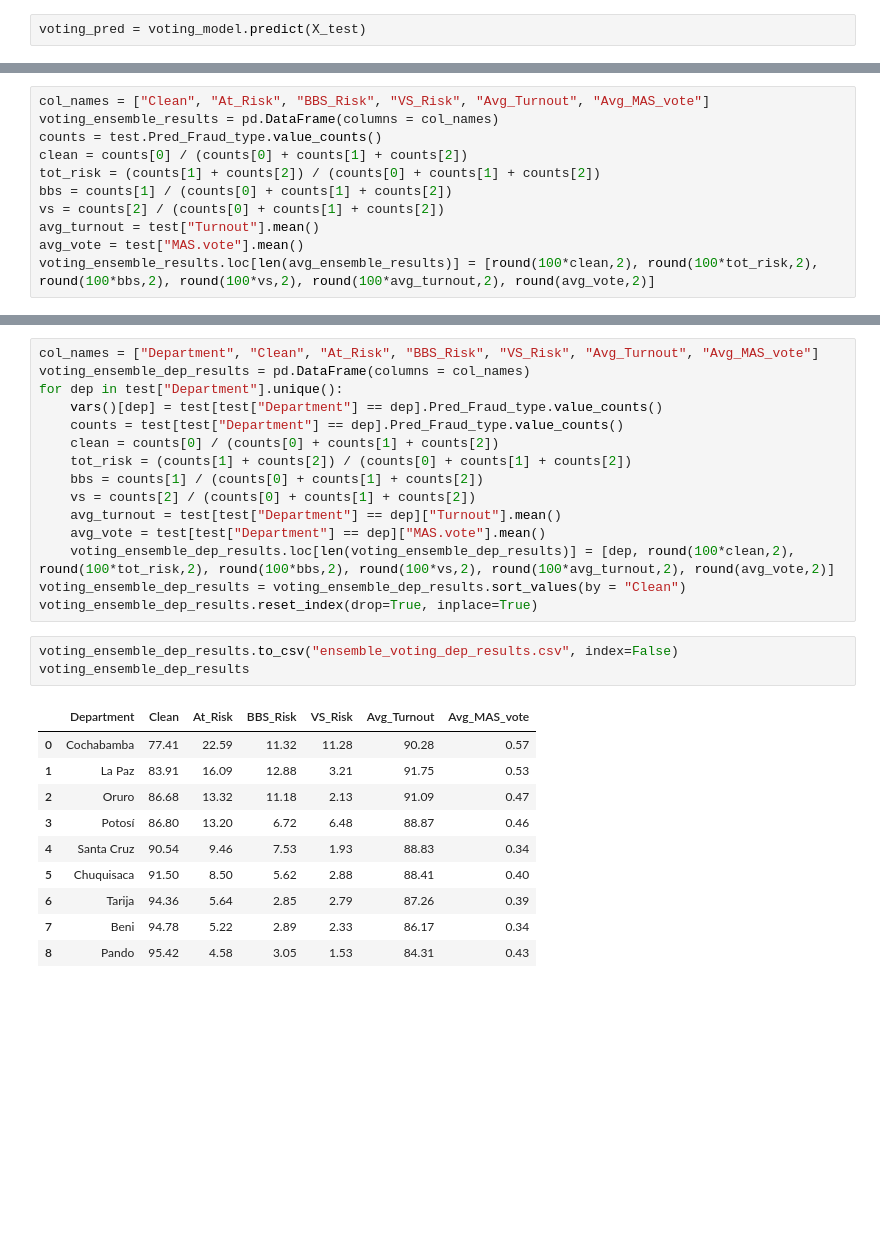
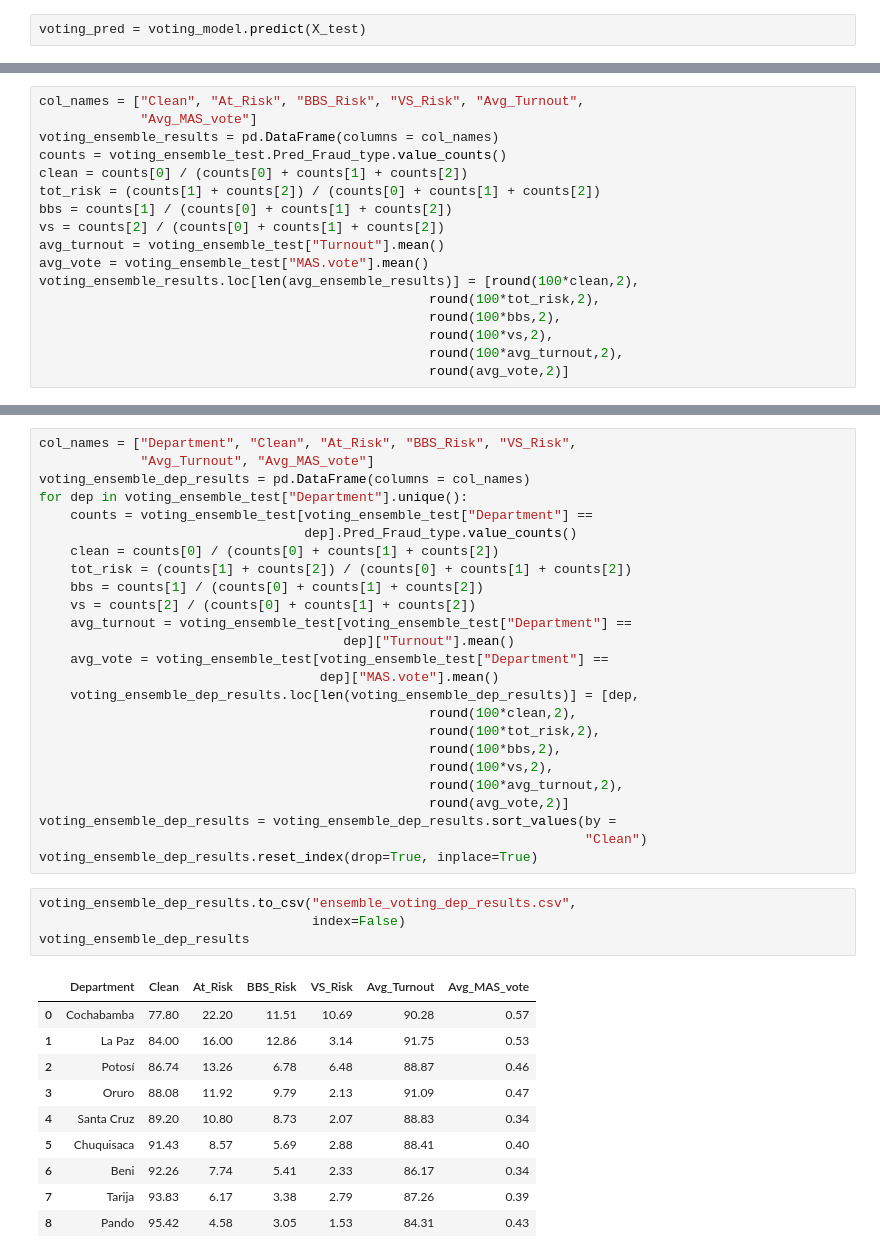
Before and after one commit to benjuarez8/CS81C-Research-Bolivia, a Jupyter notebook: cs81c_ensemble.ipynb, the cells around one changed output, grey strips where cells are left out. Saved outputs shown, nothing was run; the diff lists cells and outputs as text; blank space fills up the shorter version.

```diff
--- a/cs81c_ensemble.ipynb
+++ b/cs81c_ensemble.ipynb
@@ -204,14 +383,20 @@ test.to_csv("ensemble_voting_results.csv", index=False)
 # %%
-col_names = ["Clean", "At_Risk", "BBS_Risk", "VS_Risk", "Avg_Turnout", "Avg_MAS_vote"]
+col_names = ["Clean", "At_Risk", "BBS_Risk", "VS_Risk", "Avg_Turnout",
+             "Avg_MAS_vote"]
 voting_ensemble_results = pd.DataFrame(columns = col_names)
-counts = test.Pred_Fraud_type.value_counts()
+counts = voting_ensemble_test.Pred_Fraud_type.value_counts()
 clean = counts[0] / (counts[0] + counts[1] + counts[2])
 tot_risk = (counts[1] + counts[2]) / (counts[0] + counts[1] + counts[2])
 bbs = counts[1] / (counts[0] + counts[1] + counts[2])
 vs = counts[2] / (counts[0] + counts[1] + counts[2])
-avg_turnout = test["Turnout"].mean()
-avg_vote = test["MAS.vote"].mean()
-voting_ensemble_results.loc[len(avg_ensemble_results)] = [round(100*clean,2), round(100*tot_risk,2), round(100*bbs,2), round(100*vs,2), round(100*avg_turnout,2), round(avg_vote,2)]
+avg_turnout = voting_ensemble_test["Turnout"].mean()
+avg_vote = voting_ensemble_test["MAS.vote"].mean()
+voting_ensemble_results.loc[len(avg_ensemble_results)] = [round(100*clean,2),
+                                                  round(100*tot_risk,2),
+                                                  round(100*bbs,2),
+                                                  round(100*vs,2),
+                                                  round(100*avg_turnout,2),
+                                                  round(avg_vote,2)]
 # %%
 voting_ensemble_results.to_csv("ensemble_voting_tot_results.csv", index=False)
 voting_ensemble_results
@@ -221,30 +406,41 @@ voting_ensemble_results
 # %%
-col_names = ["Department", "Clean", "At_Risk", "BBS_Risk", "VS_Risk", "Avg_Turnout", "Avg_MAS_vote"]
+col_names = ["Department", "Clean", "At_Risk", "BBS_Risk", "VS_Risk",
+             "Avg_Turnout", "Avg_MAS_vote"]
 voting_ensemble_dep_results = pd.DataFrame(columns = col_names)
-for dep in test["Department"].unique():
-    vars()[dep] = test[test["Department"] == dep].Pred_Fraud_type.value_counts()
-    counts = test[test["Department"] == dep].Pred_Fraud_type.value_counts()
+for dep in voting_ensemble_test["Department"].unique():
+    counts = voting_ensemble_test[voting_ensemble_test["Department"] ==
+                                  dep].Pred_Fraud_type.value_counts()
     clean = counts[0] / (counts[0] + counts[1] + counts[2])
     tot_risk = (counts[1] + counts[2]) / (counts[0] + counts[1] + counts[2])
     bbs = counts[1] / (counts[0] + counts[1] + counts[2])
     vs = counts[2] / (counts[0] + counts[1] + counts[2])
-    avg_turnout = test[test["Department"] == dep]["Turnout"].mean()
-    avg_vote = test[test["Department"] == dep]["MAS.vote"].mean()
-    voting_ensemble_dep_results.loc[len(voting_ensemble_dep_results)] = [dep, round(100*clean,2), round(100*tot_risk,2), round(100*bbs,2), round(100*vs,2), round(100*avg_turnout,2), round(avg_vote,2)]
-voting_ensemble_dep_results = voting_ensemble_dep_results.sort_values(by = "Clean")
+    avg_turnout = voting_ensemble_test[voting_ensemble_test["Department"] ==
+                                       dep]["Turnout"].mean()
+    avg_vote = voting_ensemble_test[voting_ensemble_test["Department"] ==
+                                    dep]["MAS.vote"].mean()
+    voting_ensemble_dep_results.loc[len(voting_ensemble_dep_results)] = [dep,
+                                                  round(100*clean,2),
+                                                  round(100*tot_risk,2),
+                                                  round(100*bbs,2),
+                                                  round(100*vs,2),
+                                                  round(100*avg_turnout,2),
+                                                  round(avg_vote,2)]
+voting_ensemble_dep_results = voting_ensemble_dep_results.sort_values(by =
+                                                                      "Clean")
 voting_ensemble_dep_results.reset_index(drop=True, inplace=True)
 # %%
-voting_ensemble_dep_results.to_csv("ensemble_voting_dep_results.csv", index=False)
+voting_ensemble_dep_results.to_csv("ensemble_voting_dep_results.csv",
+                                   index=False)
 voting_ensemble_dep_results
 # %% [output]
 |  | Department | Clean | At_Risk | BBS_Risk | VS_Risk | Avg_Turnout | Avg_MAS_vote |
-| 0 | Cochabamba | 77.41 | 22.59 | 11.32 | 11.28 | 90.28 | 0.57 |
-| 1 | La Paz | 83.91 | 16.09 | 12.88 | 3.21 | 91.75 | 0.53 |
-| 2 | Oruro | 86.68 | 13.32 | 11.18 | 2.13 | 91.09 | 0.47 |
-| 3 | Potosí | 86.80 | 13.20 | 6.72 | 6.48 | 88.87 | 0.46 |
-| 4 | Santa Cruz | 90.54 | 9.46 | 7.53 | 1.93 | 88.83 | 0.34 |
-| 5 | Chuquisaca | 91.50 | 8.50 | 5.62 | 2.88 | 88.41 | 0.40 |
-| 6 | Tarija | 94.36 | 5.64 | 2.85 | 2.79 | 87.26 | 0.39 |
-| 7 | Beni | 94.78 | 5.22 | 2.89 | 2.33 | 86.17 | 0.34 |
+| 0 | Cochabamba | 77.80 | 22.20 | 11.51 | 10.69 | 90.28 | 0.57 |
+| 1 | La Paz | 84.00 | 16.00 | 12.86 | 3.14 | 91.75 | 0.53 |
+| 2 | Potosí | 86.74 | 13.26 | 6.78 | 6.48 | 88.87 | 0.46 |
+| 3 | Oruro | 88.08 | 11.92 | 9.79 | 2.13 | 91.09 | 0.47 |
+| 4 | Santa Cruz | 89.20 | 10.80 | 8.73 | 2.07 | 88.83 | 0.34 |
+| 5 | Chuquisaca | 91.43 | 8.57 | 5.69 | 2.88 | 88.41 | 0.40 |
+| 6 | Beni | 92.26 | 7.74 | 5.41 | 2.33 | 86.17 | 0.34 |
+| 7 | Tarija | 93.83 | 6.17 | 3.38 | 2.79 | 87.26 | 0.39 |
 | 8 | Pando | 95.42 | 4.58 | 3.05 | 1.53 | 84.31 | 0.43 |
 # %%
```
Also changed, not shown: parts of 37 cells of this notebook.
